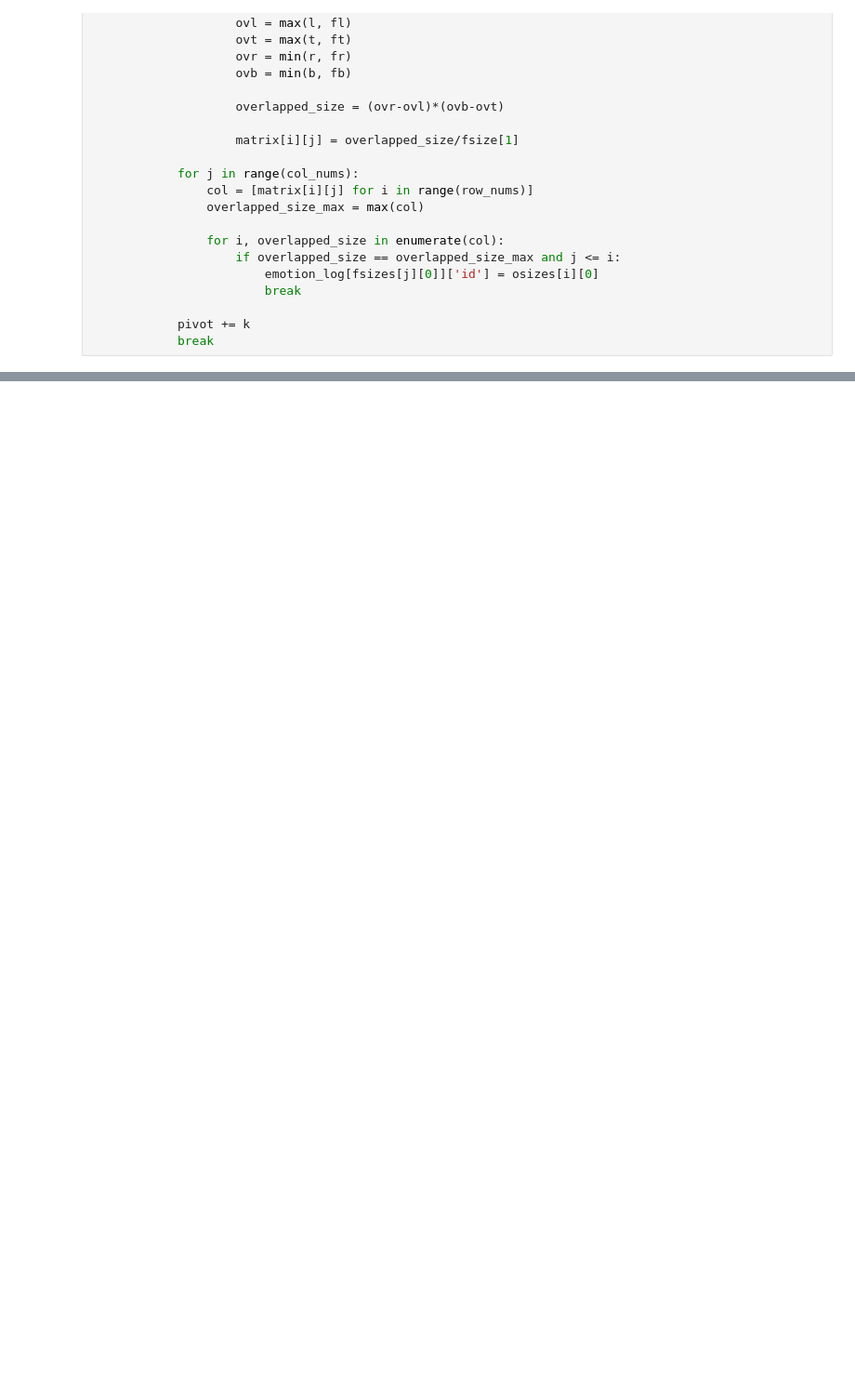
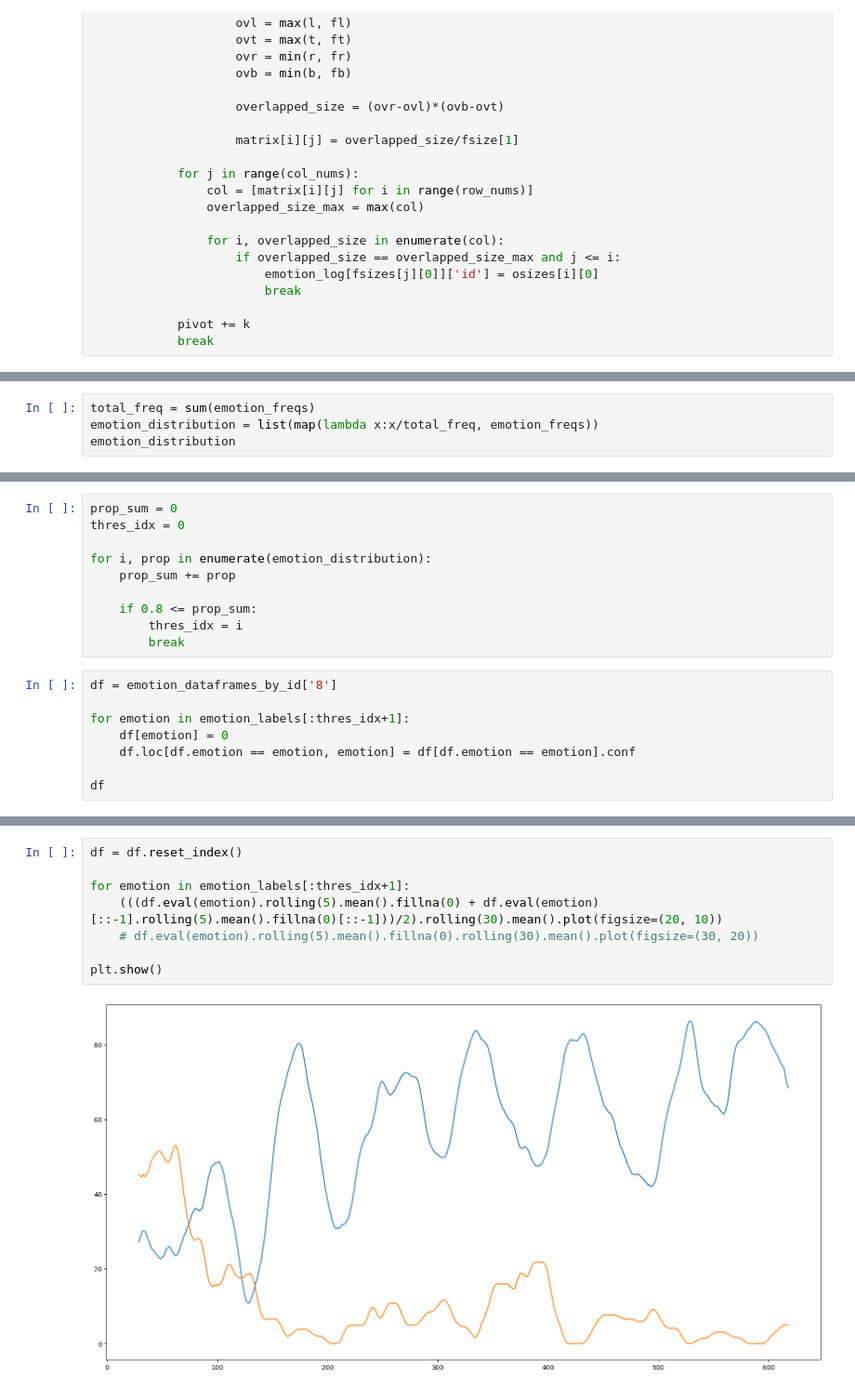
Before and after one commit to DrMaemi/study-legacy, a Jupyter notebook: AWS/기계 학습/Rekognition/data_postprocess.ipynb, the cells around one changed output, grey strips where cells are left out. Shown: that part at 93% size. Saved outputs shown, nothing was run; the diff lists cells and outputs as text; blank space fills up the shorter version.

```diff
--- a/AWS/기계 학습/Rekognition/data_postprocess.ipynb
+++ b/AWS/기계 학습/Rekognition/data_postprocess.ipynb
@@ -75,0 +263,4 @@ for emotion_timestamp in emotion_timestamps[start:]:
+# %%
+total_freq = sum(emotion_freqs)
+emotion_distribution = list(map(lambda x:x/total_freq, emotion_freqs))
+emotion_distribution
@@ -75,0 +276,18 @@ for emotion_timestamp in emotion_timestamps[start:]:
+# %%
+prop_sum = 0
+thres_idx = 0
+
+for i, prop in enumerate(emotion_distribution):
+    prop_sum += prop
+
+    if 0.8 <= prop_sum:
+        thres_idx = i
+        break
+# %%
+df = emotion_dataframes_by_id['8']
+
+for emotion in emotion_labels[:thres_idx+1]:
+    df[emotion] = 0
+    df.loc[df.emotion == emotion, emotion] = df[df.emotion == emotion].conf
+
+df
@@ -75,0 +308,10 @@ for emotion_timestamp in emotion_timestamps[start:]:
+# %%
+df = df.reset_index()
+
+for emotion in emotion_labels[:thres_idx+1]:
+    (((df.eval(emotion).rolling(5).mean().fillna(0) + df.eval(emotion)[::-1].rolling(5).mean().fillna(0)[::-1]))/2).rolling(30).mean().plot(figsize=(20, 10))
+    # df.eval(emotion).rolling(5).mean().fillna(0).rolling(30).mean().plot(figsize=(30, 20))
+
+plt.show()
+# %% [output]
+[figure, added]
```
Also changed, not shown: parts of 14 cells of this notebook.
